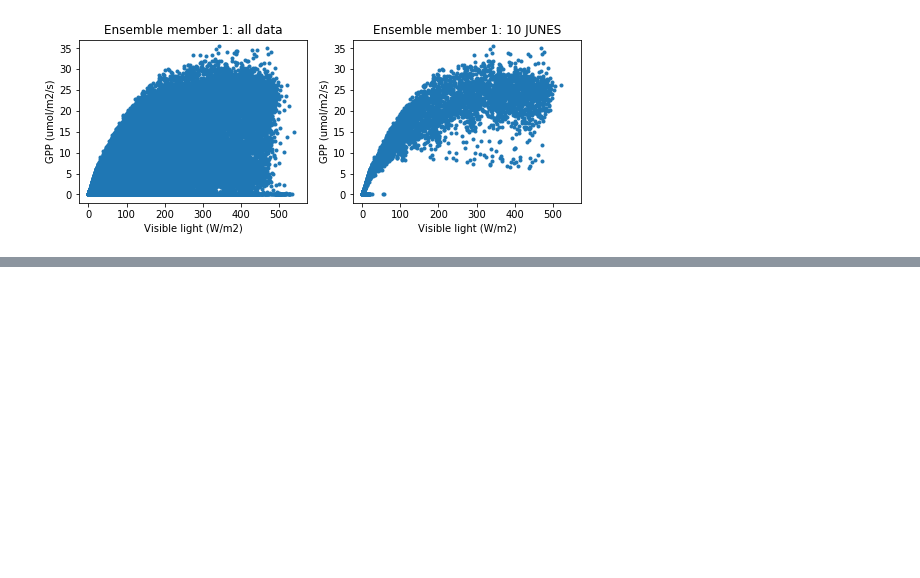
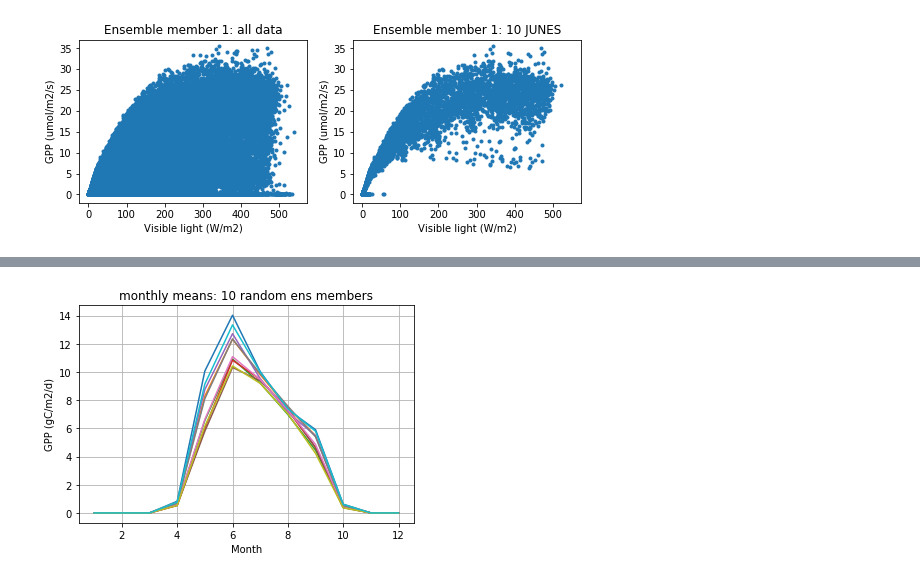
Before and after one commit to djk2120/UMB_cap, a Jupyter notebook: pyth/umb_ens2.ipynb, the cells around one changed output, grey strips where cells are left out. Saved outputs shown, nothing was run; the diff lists cells and outputs as text; code cells hidden in the pictures; blank space fills up the shorter version.

```diff
--- a/pyth/umb_ens2.ipynb
+++ b/pyth/umb_ens2.ipynb
@@ -212,0 +221,12 @@ plt.subplots_adjust(hspace=0.3)
+# %%
+xf = 24*60*60*12/1e6
+for i in range(10):
+    ee = 1+np.random.randint(300)
+    m = xf*ds['FPSN'].sel(ens=ee).groupby('time.month').mean(dim=xr.ALL_DIMS).load()
+    plt.plot(1+np.arange(12),m)
+plt.grid()
+plt.ylabel('GPP (gC/m2/d)')
+plt.xlabel('Month')
+plt.title('monthly means: 10 random ens members');
+# %% [output]
+[figure, added]
```
Also changed, not shown: parts of 15 cells of this notebook.
